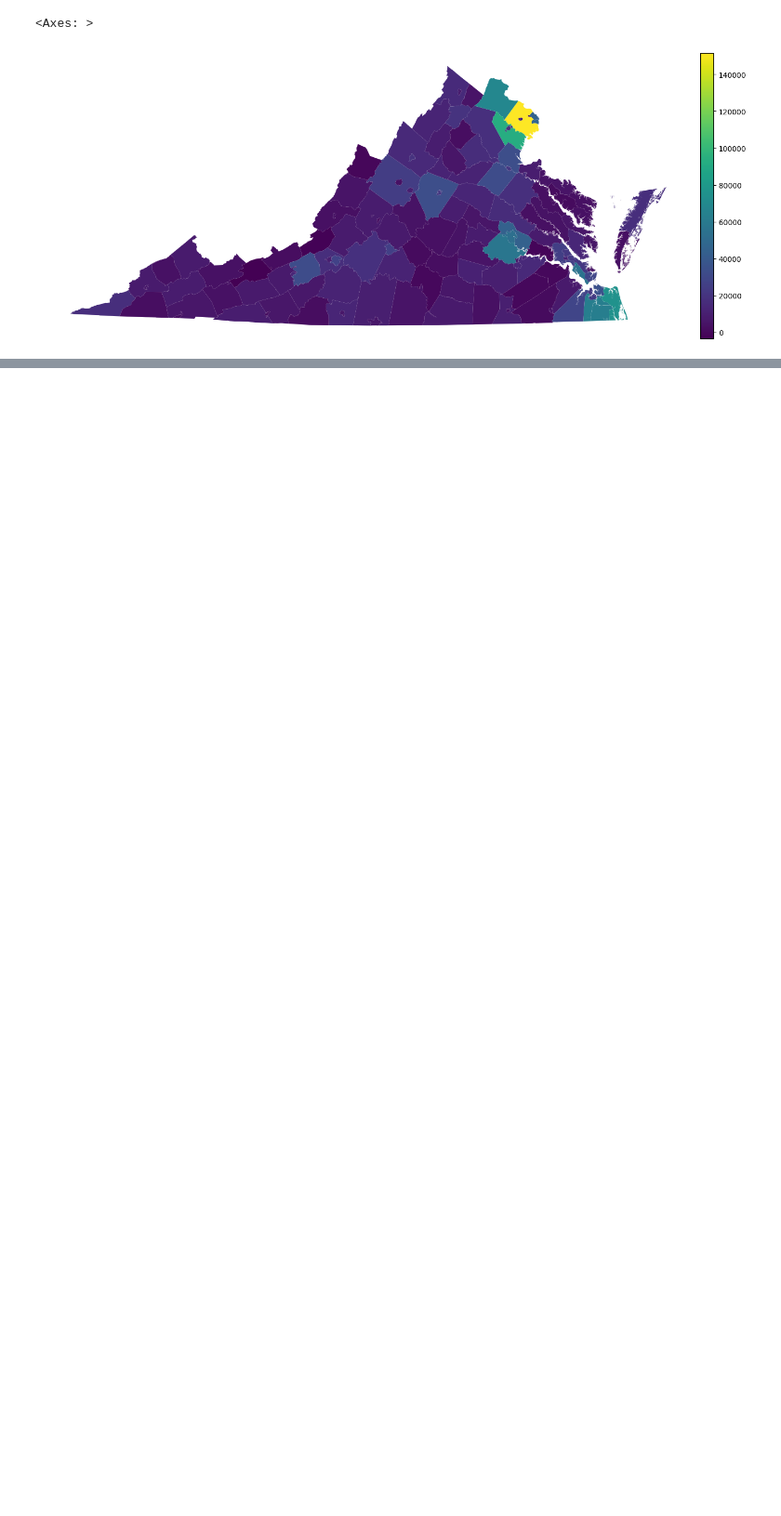
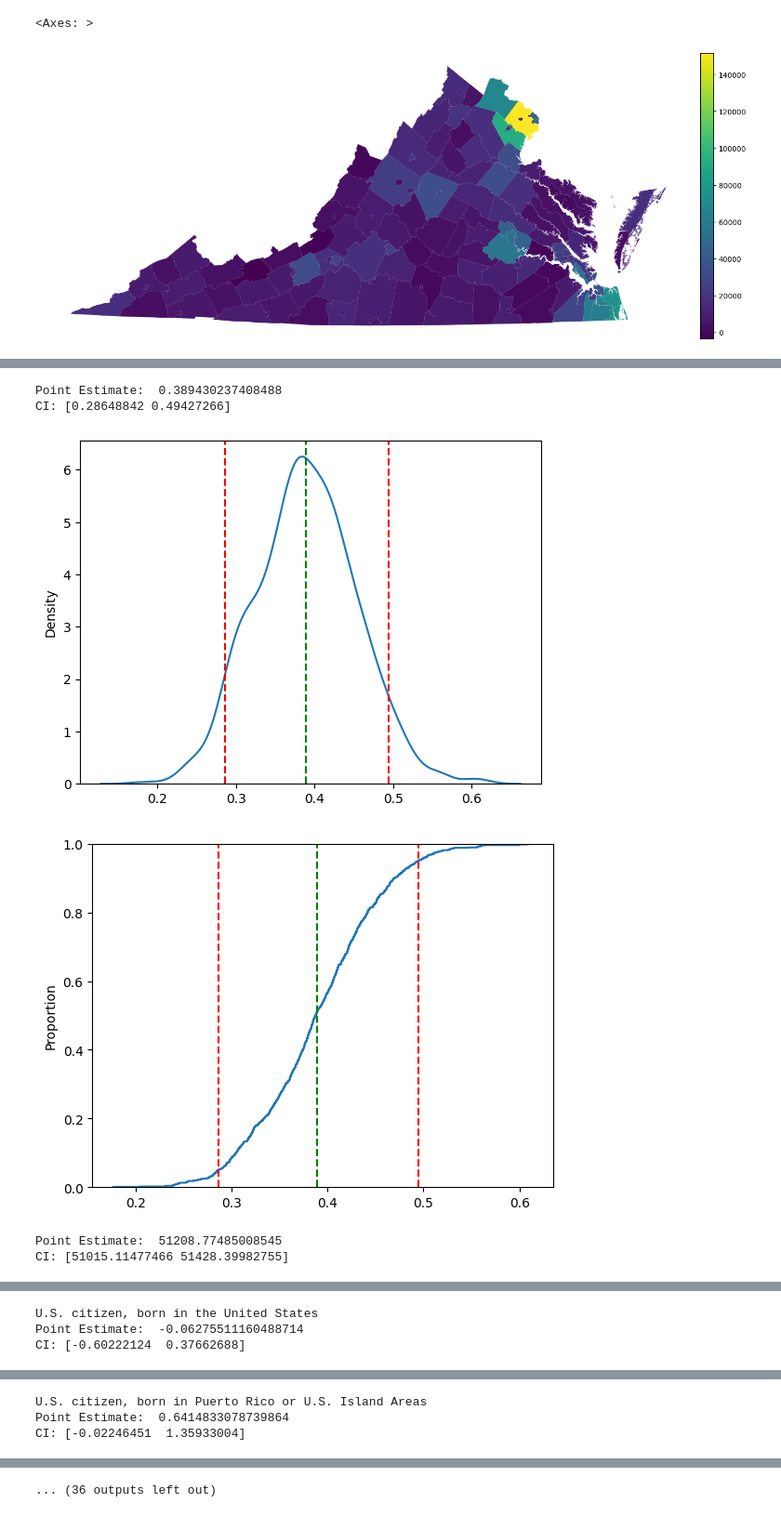
Before and after one commit to ven7sg/DS-3001-project-voting, a Jupyter notebook: Project3_model&VIS.ipynb, the cells around one changed output, grey strips where cells are left out. Shown at 93% size. Saved outputs shown, nothing was run; the diff lists cells and outputs as text; code cells hidden in the pictures; blank space fills up the shorter version.

Commit message:
Elle Bootsrapping pred dem and rep votes

```diff
--- a/Project3_model&VIS.ipynb
+++ b/Project3_model&VIS.ipynb
@@ -240,0 +292,2 @@ df.plot(ax=ax,column='rep_votes_2024',legend=True,cax=cax)
+# %%
+N = VAcounty_data.shape[0]
@@ -240,0 +328,50 @@ df.plot(ax=ax,column='rep_votes_2024',legend=True,cax=cax)
+# %%
+#(Elle)
+S = 1000
+K = len(names)
+slopes = np.zeros([S,K])
+intercepts = np.zeros(S)
+r2s = np.zeros(S)
+
+# Bootstrap:
+for s in range(S):
+    df_s = VAcounty_data.sample(N,replace=True,axis=0)
+    y_s = df_s['county_fips']
+    X_s = df_s.drop('county_fips',axis=1)
+    #
+    reg_s = LinearRegression().fit(X_s, y_s)
+    slopes[s,:] = reg_s.coef_.tolist()
+    intercepts[s] = reg_s.intercept_
+    r2s[s] = reg_s.score(X_s,y_s)
+# %%
+#(Elle)
+def CI_eval(var): # Uncertainty analysis for var
+    CI = np.quantile(var,[.05,.95]) # Compute 90% CI
+    print('Point Estimate: ', var.mean())
+    print( 'CI: ' + str(CI) )
+    # Density plot of differences in rates, CI:
+    ax = sns.kdeplot(var)
+    ax.axvline(x = var.mean(),linestyle='dashed',color='green') # Point estimate
+    ax.axvline(x = CI[0],linestyle='dashed',color='red') # Lower bound
+    ax.axvline(x = CI[1],linestyle='dashed',color='red') # Upper bound
+    plt.show()
+    # ECDF of differences in rates, CI:
+    ax = sns.ecdfplot(var)
+    ax.axvline(x = var.mean(),linestyle='dashed',color='green') # Point estimate
+    ax.axvline(x = CI[0],linestyle='dashed',color='red') # Lower bound
+    ax.axvline(x = CI[1],linestyle='dashed',color='red') # Upper bound
+    plt.show()
+
+CI_eval(r2s)
+CI_eval(intercepts)
+
+for k in range(K):
+    print(names[k])
+    CI_eval(slopes[:,k])
+# %% [output]
+Point Estimate:  0.389430237408488
+CI: [0.28648842 0.49427266]
+[figure, added]
+[figure, added]
+Point Estimate:  51208.77485008545
+CI: [51015.11477466 51428.39982755]
@@ -240,0 +380,3 @@ df.plot(ax=ax,column='rep_votes_2024',legend=True,cax=cax)
+U.S. citizen, born in the United States
+Point Estimate:  -0.06275511160488714
+CI: [-0.60222124  0.37662688]
@@ -240,0 +385,3 @@ df.plot(ax=ax,column='rep_votes_2024',legend=True,cax=cax)
+U.S. citizen, born in Puerto Rico or U.S. Island Areas
+Point Estimate:  0.6414833078739864
+CI: [-0.02246451  1.35933004]
@@ -240,0 +390 @@ df.plot(ax=ax,column='rep_votes_2024',legend=True,cax=cax)
+... (36 outputs left out)
```
Also changed, not shown: parts of 12 cells of this notebook.
